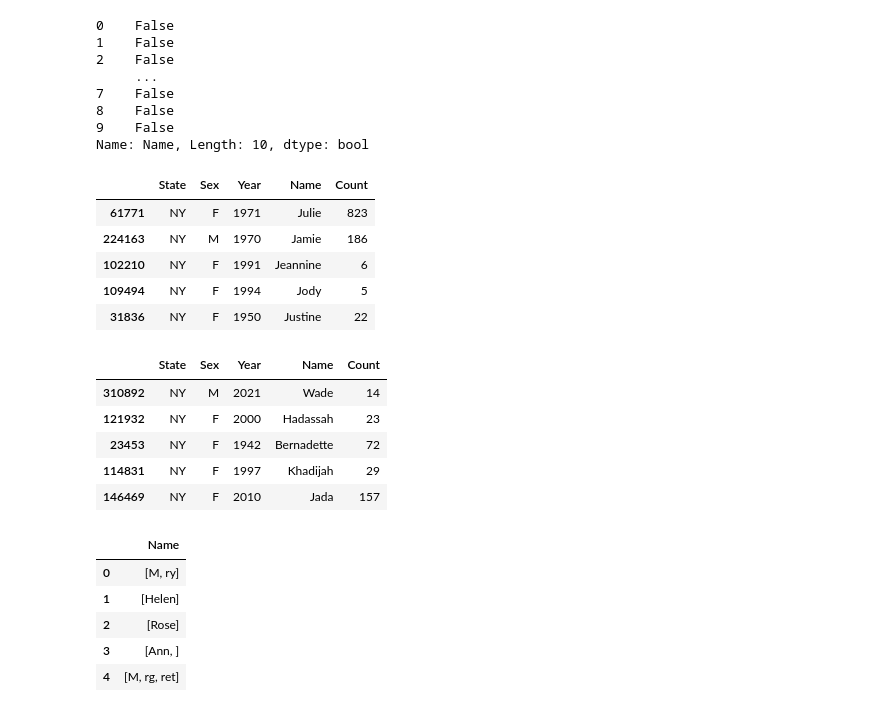
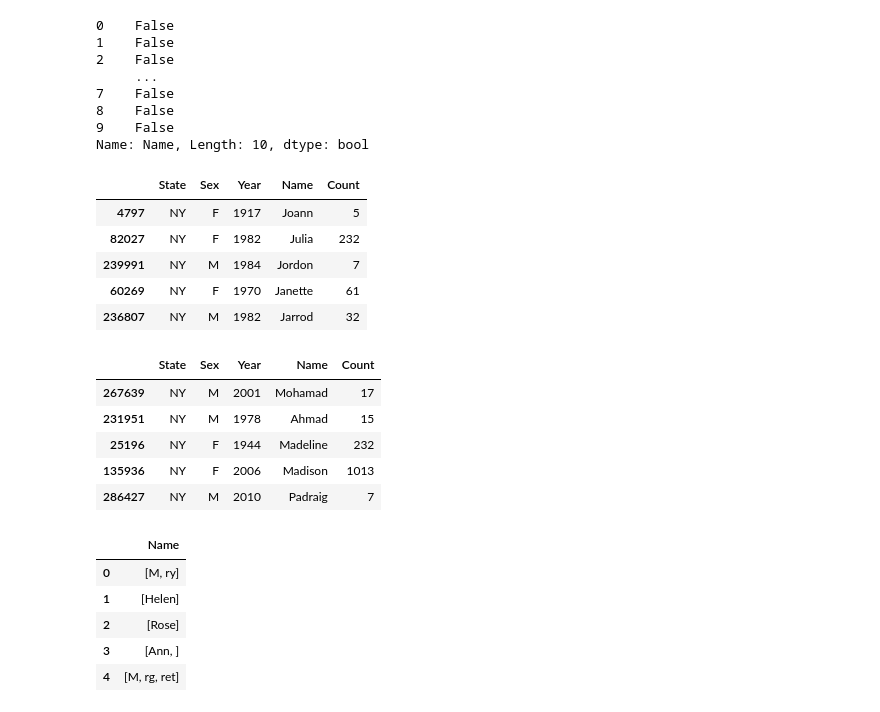
Before and after one commit to BeomSoo-Ann/DataViz, a Jupyter notebook: lec7/swcon425-lec07-pandas-2-lab.ipynb, the cells around one changed output. Saved outputs shown, nothing was run; the diff lists cells and outputs as text; code cells hidden in the pictures.

```diff
--- a/lec7/swcon425-lec07-pandas-2-lab.ipynb
+++ b/lec7/swcon425-lec07-pandas-2-lab.ipynb
@@ -55,7 +55,7 @@ To keep the data small enough to avoid crashing datahub, we're going to look at
 
 Let's have a look at the New York data, it should give us an idea about the structure of the whole thing:
 # %%
-ny_name = 'STATE.NY.TXT'
+ny_name = 'NY.TXT'
 with zf.open(ny_name) as f:
     for i in range(10):
         print(f.readline().rstrip().decode())
@@ -343,25 +333,25 @@ Name: Name, Length: 10, dtype: bool
 # %%
 # Find 5 random names that start with 'J' using Series.str.startswith() methods
 
-#####
+babynames[babynames["Name"].str.startswith('J')].sample(5)
 # %% [output]
 |  | State | Sex | Year | Name | Count |
-| 61771 | NY | F | 1971 | Julie | 823 |
-| 224163 | NY | M | 1970 | Jamie | 186 |
-| 102210 | NY | F | 1991 | Jeannine | 6 |
-| 109494 | NY | F | 1994 | Jody | 5 |
-| 31836 | NY | F | 1950 | Justine | 22 |
+| 4797 | NY | F | 1917 | Joann | 5 |
+| 82027 | NY | F | 1982 | Julia | 232 |
+| 239991 | NY | M | 1984 | Jordon | 7 |
+| 60269 | NY | F | 1970 | Janette | 61 |
+| 236807 | NY | M | 1982 | Jarrod | 32 |
 # %%
 # Find 5 random names that contain 'ad' using Series.str.contains() method
 
-#####
+babynames[babynames["Name"].str.contains('ad')].sample(5)
 # %% [output]
 |  | State | Sex | Year | Name | Count |
-| 310892 | NY | M | 2021 | Wade | 14 |
-| 121932 | NY | F | 2000 | Hadassah | 23 |
-| 23453 | NY | F | 1942 | Bernadette | 72 |
-| 114831 | NY | F | 1997 | Khadijah | 29 |
-| 146469 | NY | F | 2010 | Jada | 157 |
+| 267639 | NY | M | 2001 | Mohamad | 17 |
+| 231951 | NY | M | 1978 | Ahmad | 15 |
+| 25196 | NY | F | 1944 | Madeline | 232 |
+| 135936 | NY | F | 2006 | Madison | 1013 |
+| 286427 | NY | M | 2010 | Padraig | 7 |
 # %%
 # Split names that contain 'a' using Series.str.split() method and print with dataframe
 
```
Also changed, not shown: parts of 30 cells of this notebook.
